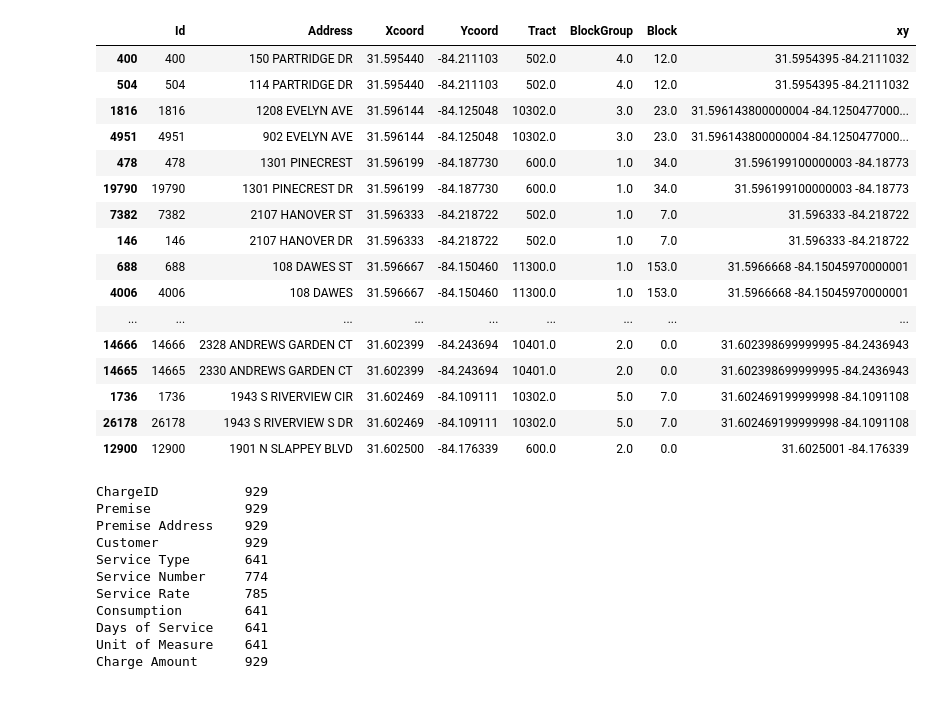
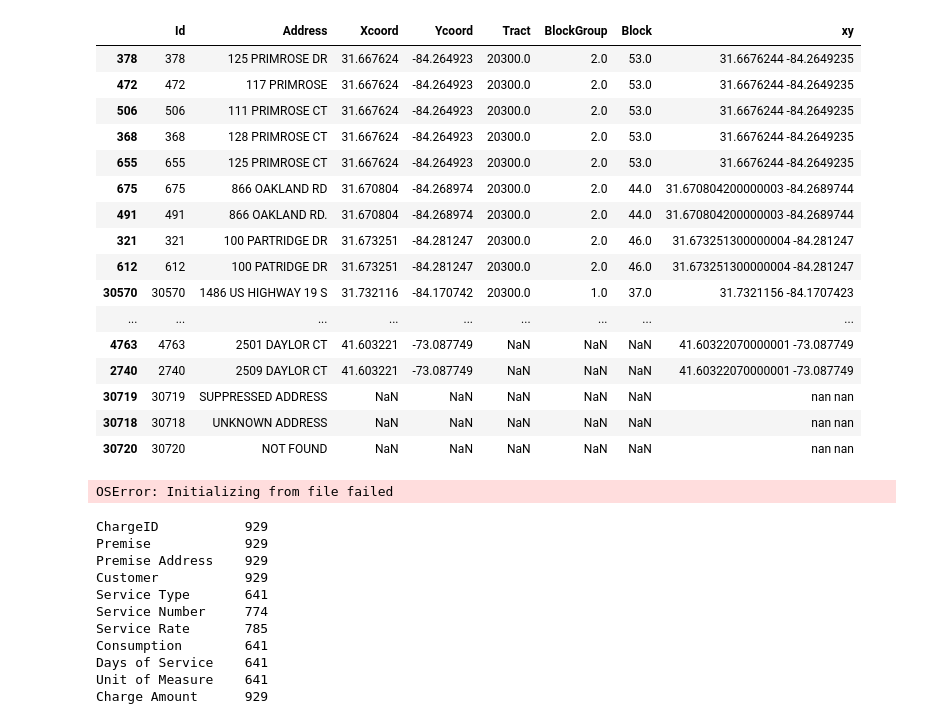
Before and after one commit to asensio-lab/albany-housing-analytics, a Jupyter notebook: property_scraper/Missing_propdata_characterize.ipynb, the cells around one changed output. Cells and saved outputs as stored; diff of their text form; code cells hidden in the pictures.

```diff
--- a/property_scraper/Missing_propdata_characterize.ipynb
+++ b/property_scraper/Missing_propdata_characterize.ipynb
@@ -2,13 +2,13 @@
 import pandas as pd
 # %%
 #Fix the junction table
-jt = pd.read_csv('/home/mirabel/Dropbox (GaTech)/CDS-2019-AlbanyHub/ToDatabase/addr_junct_table.csv')
+jt = pd.read_csv('/Users/davidreynolds/Dropbox (GaTech)/CDS-2019-AlbanyHub/ToDatabase/addr_junct_table.csv')
 jt['xy'] = [str(jt.loc[i,'Xcoord'])+" "+str(jt.loc[i,'Ycoord']) for i in range(len(jt))]
 group = jt.groupby(by='xy').count()
 xy_list = group.loc[group['Address']>1].index
 repeated = jt[jt['xy'].isin(xy_list)]
 # %%
-repeated.sort_values(by='xy').iloc[498:550, :]
+repeated.sort_values(by='xy').iloc[650:, :]
 # W AVE -> AVE
 # W DR -> DR
 # N ST -> ST
@@ -44,51 +44,53 @@ repeated.sort_values(by='xy').iloc[498:550, :]
 # STATION CROSSING RD ->  STATION CROSSING DR
 # PINE BLUFF-> PINEBLUFF
 #242 W BROAD -> 242 W BROAD AVE
 #N CENTRAL ST->N CENTRAL AVE
 #GREENVALE RD -> GREENVALE AVE
 #3527 SYLVESTER -> 3527 SYLVESTER RD
 #W ROOSEVELT AVENUE ALY->W ROOSEVELT AVE
 #512 ROOSEVELT AVE ->512 W ROOSEVELT AVE
 #722 RESIDENCE AVENUE	722 W RESIDENCE AVE
 #1153 BENJAMIN AVE->1153 BENJAMIN ST
 #COMMOMS-> COMMONS
 #N SLAPPEY N BLVD -> N SLAPPEY BLVD
 #1112 PEACHTREE-> 1112 PEACHTREE TER
 #405 W SOCIETY	405 W SOCIETY AVE
 #W SOCIETY ALY	W SOCIETY AVE
 # GILLIOINVILLE ->  GILLIONVILLE
 # N JEFFERSON N ST->  N JEFFERSON ST
 # 110 N WESTOVER-> 110 N WESTOVER BLVD
 # N WESTOVER N BLVD-> N WESTOVER BLVD
 #FOREST GLENN -> FOREST GLEN
 #KINGSWOOD DR-> KINGSWOOD CT
 #1616 WHISPERWOOD -> 1616 WHISPERWOOD ST
 #1110 RAWSON	1110 RAWSON DR
 #1301 PINECREST-> 1301 PINECREST DR
 #HANOVER DR -> HANOVER ST
 #108 DAWES -> 108 DAWES ST
 #MAYFAIR LN -> MAYFAIR CT
 #
 # %% [output]
 |  | Id | Address | Xcoord | Ycoord | Tract | BlockGroup | Block | xy |
-| 400 | 400 | 150 PARTRIDGE DR | 31.595440 | -84.211103 | 502.0 | 4.0 | 12.0 | 31.5954395 -84.2111032 |
-| 504 | 504 | 114 PARTRIDGE DR | 31.595440 | -84.211103 | 502.0 | 4.0 | 12.0 | 31.5954395 -84.2111032 |
-| 1816 | 1816 | 1208 EVELYN AVE | 31.596144 | -84.125048 | 10302.0 | 3.0 | 23.0 | 31.596143800000004 -84.1250477000... |
-| 4951 | 4951 | 902 EVELYN AVE | 31.596144 | -84.125048 | 10302.0 | 3.0 | 23.0 | 31.596143800000004 -84.1250477000... |
-| 478 | 478 | 1301 PINECREST | 31.596199 | -84.187730 | 600.0 | 1.0 | 34.0 | 31.596199100000003 -84.18773 |
-| 19790 | 19790 | 1301 PINECREST DR | 31.596199 | -84.187730 | 600.0 | 1.0 | 34.0 | 31.596199100000003 -84.18773 |
-| 7382 | 7382 | 2107 HANOVER ST | 31.596333 | -84.218722 | 502.0 | 1.0 | 7.0 | 31.596333 -84.218722 |
-| 146 | 146 | 2107 HANOVER DR | 31.596333 | -84.218722 | 502.0 | 1.0 | 7.0 | 31.596333 -84.218722 |
-| 688 | 688 | 108 DAWES ST | 31.596667 | -84.150460 | 11300.0 | 1.0 | 153.0 | 31.5966668 -84.15045970000001 |
-| 4006 | 4006 | 108 DAWES | 31.596667 | -84.150460 | 11300.0 | 1.0 | 153.0 | 31.5966668 -84.15045970000001 |
+| 378 | 378 | 125 PRIMROSE DR | 31.667624 | -84.264923 | 20300.0 | 2.0 | 53.0 | 31.6676244 -84.2649235 |
+| 472 | 472 | 117 PRIMROSE | 31.667624 | -84.264923 | 20300.0 | 2.0 | 53.0 | 31.6676244 -84.2649235 |
+| 506 | 506 | 111 PRIMROSE CT | 31.667624 | -84.264923 | 20300.0 | 2.0 | 53.0 | 31.6676244 -84.2649235 |
+| 368 | 368 | 128 PRIMROSE CT | 31.667624 | -84.264923 | 20300.0 | 2.0 | 53.0 | 31.6676244 -84.2649235 |
+| 655 | 655 | 125 PRIMROSE CT | 31.667624 | -84.264923 | 20300.0 | 2.0 | 53.0 | 31.6676244 -84.2649235 |
+| 675 | 675 | 866 OAKLAND RD | 31.670804 | -84.268974 | 20300.0 | 2.0 | 44.0 | 31.670804200000003 -84.2689744 |
+| 491 | 491 | 866 OAKLAND RD. | 31.670804 | -84.268974 | 20300.0 | 2.0 | 44.0 | 31.670804200000003 -84.2689744 |
+| 321 | 321 | 100 PARTRIDGE DR | 31.673251 | -84.281247 | 20300.0 | 2.0 | 46.0 | 31.673251300000004 -84.281247 |
+| 612 | 612 | 100 PATRIDGE DR | 31.673251 | -84.281247 | 20300.0 | 2.0 | 46.0 | 31.673251300000004 -84.281247 |
+| 30570 | 30570 | 1486 US HIGHWAY 19 S | 31.732116 | -84.170742 | 20300.0 | 1.0 | 37.0 | 31.7321156 -84.1707423 |
 | ... | ... | ... | ... | ... | ... | ... | ... | ... |
-| 14666 | 14666 | 2328 ANDREWS GARDEN CT | 31.602399 | -84.243694 | 10401.0 | 2.0 | 0.0 | 31.602398699999995 -84.2436943 |
-| 14665 | 14665 | 2330 ANDREWS GARDEN CT | 31.602399 | -84.243694 | 10401.0 | 2.0 | 0.0 | 31.602398699999995 -84.2436943 |
-| 1736 | 1736 | 1943 S RIVERVIEW CIR | 31.602469 | -84.109111 | 10302.0 | 5.0 | 7.0 | 31.602469199999998 -84.1091108 |
-| 26178 | 26178 | 1943 S RIVERVIEW S DR | 31.602469 | -84.109111 | 10302.0 | 5.0 | 7.0 | 31.602469199999998 -84.1091108 |
-| 12900 | 12900 | 1901 N SLAPPEY BLVD | 31.602500 | -84.176339 | 600.0 | 2.0 | 0.0 | 31.6025001 -84.176339 |
+| 4763 | 4763 | 2501 DAYLOR CT | 41.603221 | -73.087749 | NaN | NaN | NaN | 41.60322070000001 -73.087749 |
+| 2740 | 2740 | 2509 DAYLOR CT | 41.603221 | -73.087749 | NaN | NaN | NaN | 41.60322070000001 -73.087749 |
+| 30719 | 30719 | SUPPRESSED ADDRESS | NaN | NaN | NaN | NaN | NaN | nan nan |
+| 30718 | 30718 | UNKNOWN ADDRESS | NaN | NaN | NaN | NaN | NaN | nan nan |
+| 30720 | 30720 | NOT FOUND | NaN | NaN | NaN | NaN | NaN | nan nan |
 # %%
-df_utilities = pd.read_csv('/home/mirabel/Dropbox (GaTech)/CDS-2019-AlbanyHub/ToDatabase/TotalUtilities.csv')
+df_utilities = pd.read_csv('/Users/davidreynolds/Dropbox (GaTech)/CDS-2019-AlbanyHub/ToDatabase/TotalUtilities.csv')
+# %% [output]
+OSError: Initializing from file failed
 # %%
 gp = df_utilities.groupby(by='PrimaryID').count()
 # %%
```
Also changed, not shown: 3 other files.
